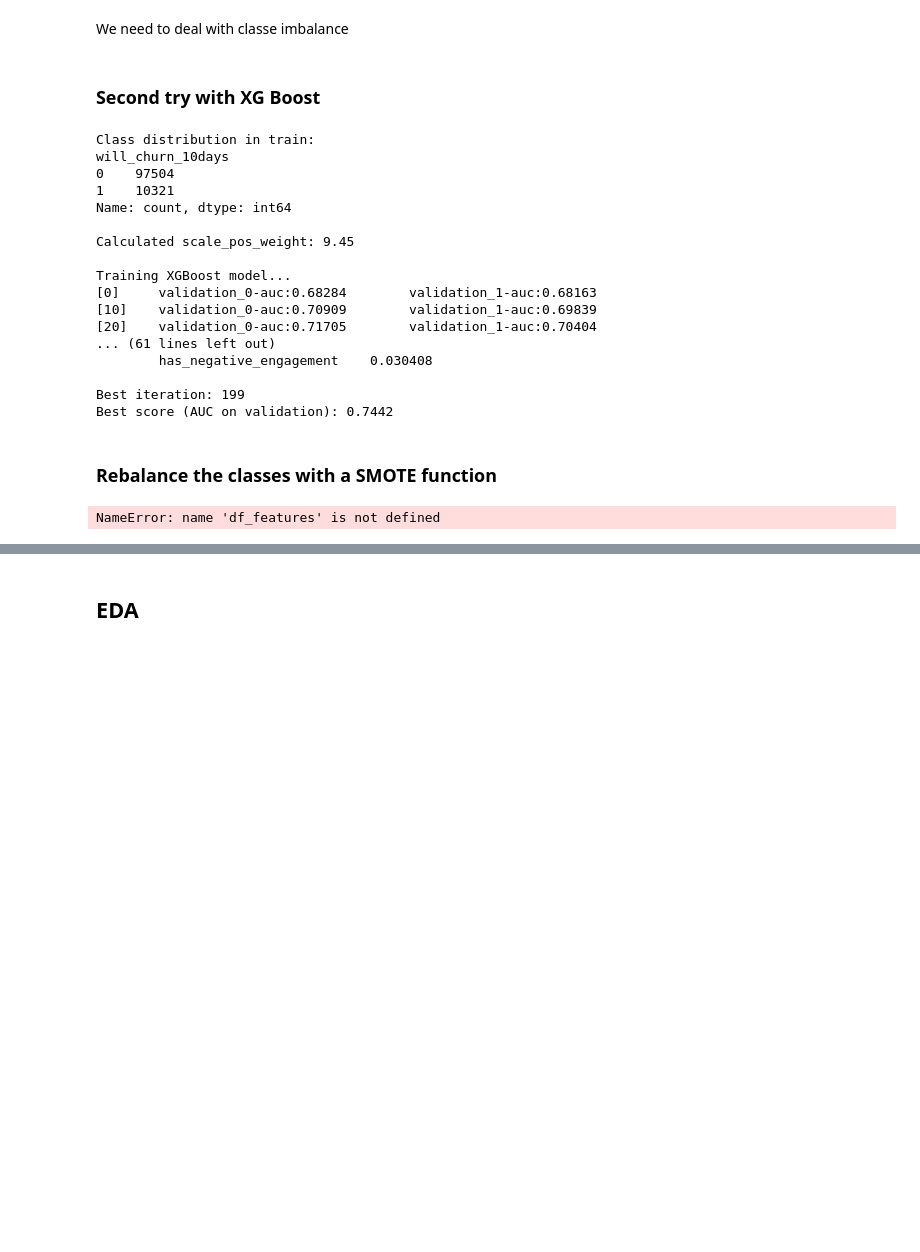
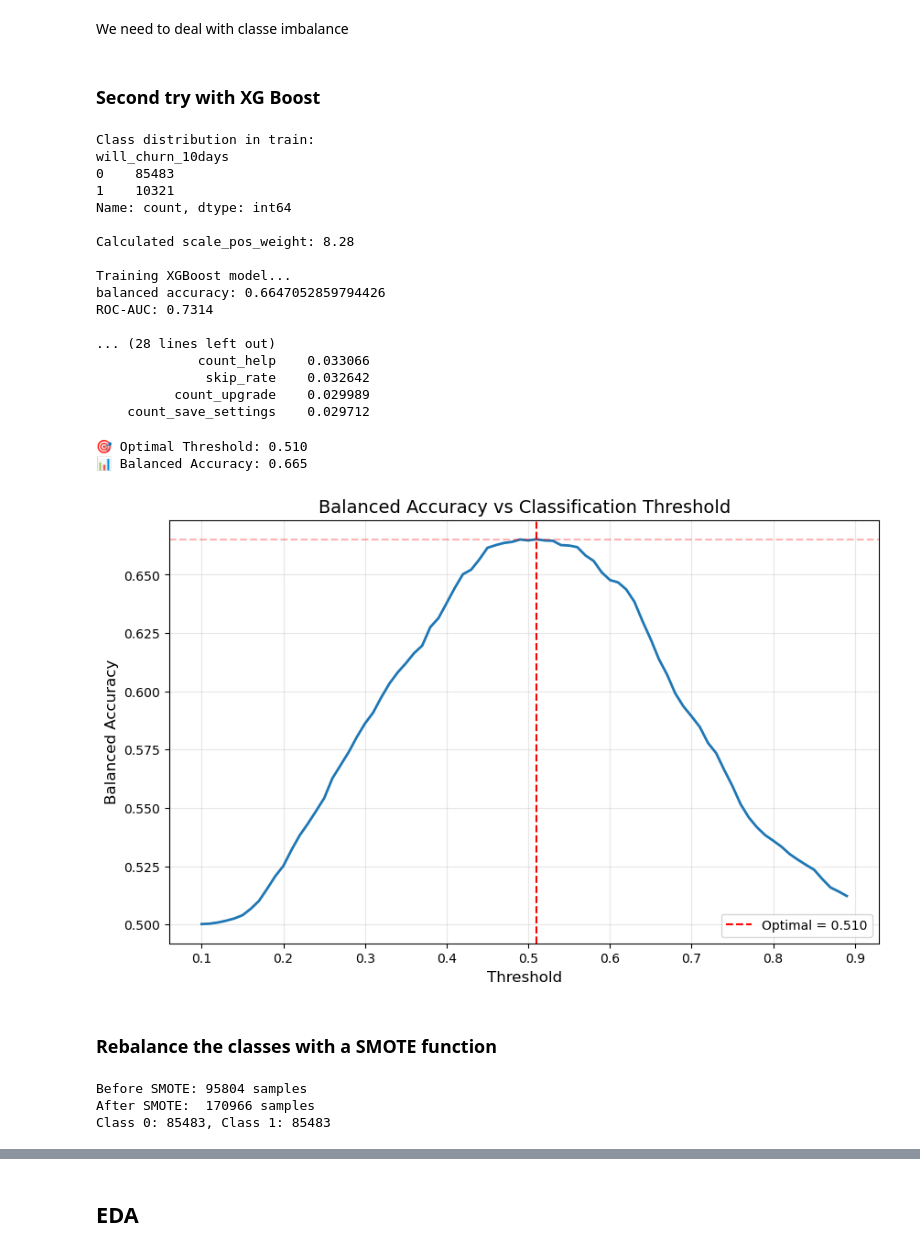
Before and after one commit to MaximilienLuc/Churn-prediction, a Jupyter notebook: Olivier.ipynb, the cells around one changed output, grey strips where cells are left out. Cells and saved outputs as stored; diff of their text form; code cells hidden in the pictures; blank space fills up the shorter version.

Commit message:
Used SMOTE to balance classes, played on thresholds to get a better score but both did not work. The model likely overevaluates churners, idk why

```diff
--- a/Olivier.ipynb
+++ b/Olivier.ipynb
@@ -791,2 +416,5 @@ def predict_churn(model, df_test_features):
 
     return results
+# %%
+# Meilleur threshold basé sur les résultats du test: 0.55
+best_threshold = 0.55
@@ -1685,7 +1348,7 @@ We need to deal with classe imbalance
 # %%
 import xgboost as xgb
 from sklearn.model_selection import train_test_split
-from sklearn.metrics import classification_report, confusion_matrix, roc_auc_score, f1_score
+from sklearn.metrics import balanced_accuracy_score, classification_report, confusion_matrix, roc_auc_score, f1_score
 import numpy as np
 
 def XGB_training(df_features):
@@ -1715,22 +1378,12 @@ def XGB_training(df_features):
         scale_pos_weight=scale_pos_weight,  # CRITICAL for imbalanced data
 
         # Model complexity
-        n_estimators=200,                   # Number of boosting rounds
+        n_estimators=100,                   # Number of boosting rounds
         max_depth=6,                        # Tree depth (prevent overfitting)
         learning_rate=0.05,                 # Lower = more robust but slower
 
-        # Regularization
-        min_child_weight=5,                 # Minimum sum of weights in a child
-        gamma=0.1,                          # Minimum loss reduction for split
-        subsample=0.8,                      # Fraction of samples per tree
-        colsample_bytree=0.8,               # Fraction of features per tree
-        reg_alpha=0.1,                      # L1 regularization
-        reg_lambda=1.0,                     # L2 regularization
-
         # Optimization
-        objective='binary:logistic',        # Binary classification
-        eval_metric='auc',                  # MOVED HERE: Use AUC for evaluation
-        early_stopping_rounds=20,           # MOVED HERE: Stop if no improvement
+        objective='binary:logistic',        # Binary classification,
         random_state=42,
         n_jobs=-1
     )
@@ -1739,28 +1392,18 @@ def XGB_training(df_features):
     print("\nTraining XGBoost model...")
     model.fit(
         X_train, y_train,
-        eval_set=[(X_train, y_train), (X_test, y_test)],
-        verbose=10  # Print progress every 10 rounds
     )
 
     # Predictions
     y_pred = model.predict(X_test)
     y_pred_proba = model.predict_proba(X_test)[:, 1]
 
-    # Evaluation
-    print("\n" + "="*60)
-    print("MODEL EVALUATION")
-    print("="*60)
-
-    print(f"\nAccuracy: {model.score(X_test, y_test):.4f}")
-    print(f"F1-Score: {f1_score(y_test, y_pred):.4f}")
+    print(f"balanced accuracy: {balanced_accuracy_score(y_test, y_pred)}")
     print(f"ROC-AUC: {roc_auc_score(y_test, y_pred_proba):.4f}")
 
     print("\nConfusion Matrix:")
     cm = confusion_matrix(y_test, y_pred)
     print(cm)
-    print(f"\nTrue Negatives: {cm[0,0]}, False Positives: {cm[0,1]}")
-    print(f"False Negatives: {cm[1,0]}, True Positives: {cm[1,1]}")
 
     print("\nClassification Report:")
     print(classification_report(y_test, y_pred, target_names=['No Churn', 'Churn']))
@@ -1774,27 +1417,24 @@ def XGB_training(df_features):
 
     print("\nTop 15 Most Important Features:")
     print(feature_importance.head(15).to_string(index=False))
-
-    # Best iteration (from early stopping)
-    print(f"\nBest iteration: {model.best_iteration}")
-    print(f"Best score (AUC on validation): {model.best_score:.4f}")
+    return model
 # %%
-XGB_training(df_cleaned)
+model_XGB = XGB_training(df_consistant)
 # %% [output]
 Class distribution in train:
 will_churn_10days
-0    97504
+0    85483
 1    10321
 Name: count, dtype: int64
 
-Calculated scale_pos_weight: 9.45
+Calculated scale_pos_weight: 8.28
 
 Training XGBoost model...
-[0]     validation_0-auc:0.68284        validation_1-auc:0.68163
-[10]    validation_0-auc:0.70909        validation_1-auc:0.69839
-[20]    validation_0-auc:0.71705        validation_1-auc:0.70404
-... (61 lines left out)
-        has_negative_engagement    0.030408
+balanced accuracy: 0.6647052859794426
+ROC-AUC: 0.7314
 
-Best iteration: 199
-Best score (AUC on validation): 0.7442
+... (28 lines left out)
+             count_help    0.033066
+              skip_rate    0.032642
+          count_upgrade    0.029989
+    count_save_settings    0.029712
@@ -1801,3 +1505,14 @@ Best score (AUC on validation): 0.7442
+# %%
+# 📌 UTILISATION
+# Après avoir entraîné ton modèle
+best_threshold, best_ba, results = find_optimal_threshold(model_XGB, X_test, y_test)
+
+# Prédictions avec le seuil optimal
+y_pred_optimal = (model_XGB.predict_proba(X_test)[:, 1] >= best_threshold).astype(int)
+# %% [output]
+🎯 Optimal Threshold: 0.510
+📊 Balanced Accuracy: 0.665
+[figure, added]
 # %% [markdown]
 ### Rebalance the classes with a SMOTE function
 # %%
@@ -1831,7 +1546,9 @@ def apply_smote(df_features):
 
     return X_train_balanced, y_train_balanced, X_test, y_test
 # %%
-X_train_balanced, y_train_balanced, X_test, y_test = apply_smote(df_features)
+X_train_balanced, y_train_balanced, X_test, y_test = apply_smote(df_consistant)
 # %% [output]
-NameError: name 'df_features' is not defined
+Before SMOTE: 95804 samples
+After SMOTE:  170966 samples
+Class 0: 85483, Class 1: 85483
 # %%
```
Also changed, not shown: parts of 40 cells of this notebook, 3 other files.
